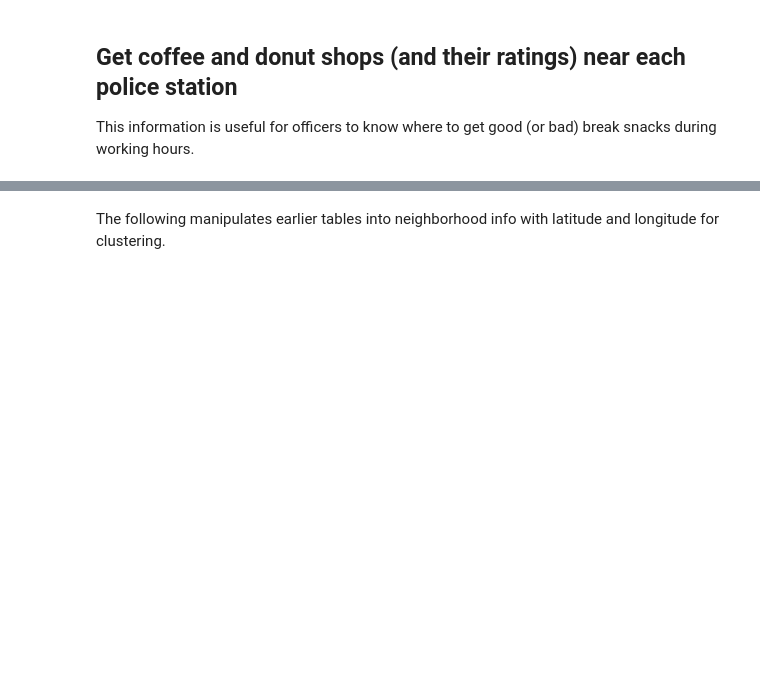
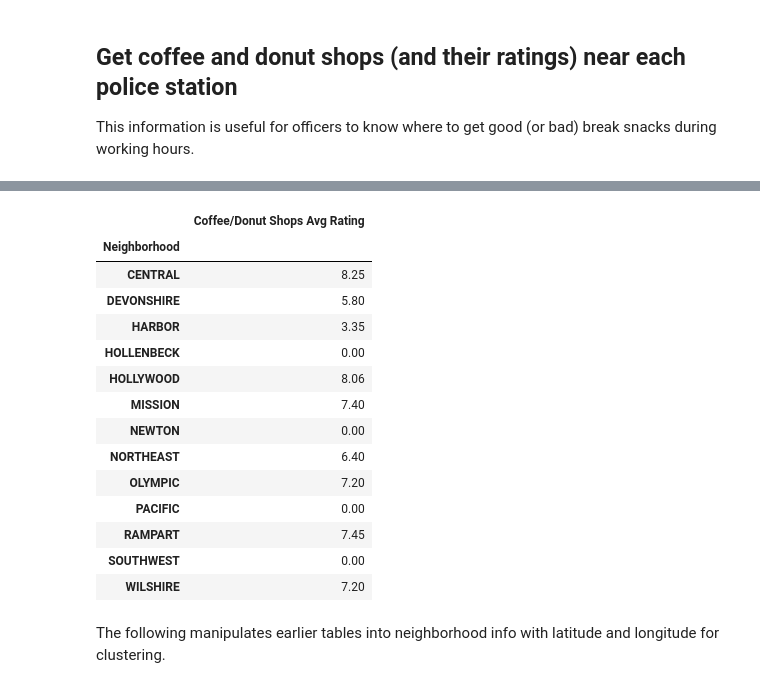
Before and after one commit to sstraede/Coursera_Capstone, a Jupyter notebook: Battle of the Neighborhoods.ipynb, the cells around one changed output, grey strips where cells are left out. Cells and saved outputs as stored; diff of their text form; code cells hidden in the pictures; blank space fills up the shorter version.

```diff
--- a/Battle of the Neighborhoods.ipynb
+++ b/Battle of the Neighborhoods.ipynb
@@ -347,3 +375,26 @@ la_map
+# %%
+hangouts['Rating'] = pd.to_numeric(hangouts['Rating'])
+avg_rating = hangouts
+avg_rating.rename(columns={'Rating': 'Coffee/Donut Shops Avg Rating'}, inplace=True)
+avg_rating = avg_rating.drop(avg_rating.columns[[1,2,3,4,5,6,7]], axis=1)
+avg_rating = avg_rating.groupby(['Neighborhood']).mean()
+avg_rating
+# %% [output]
+|  | Coffee/Donut Shops Avg Rating |
+| Neighborhood |  |
+| CENTRAL | 8.25 |
+| DEVONSHIRE | 5.80 |
+| HARBOR | 3.35 |
+| HOLLENBECK | 0.00 |
+| HOLLYWOOD | 8.06 |
+| MISSION | 7.40 |
+| NEWTON | 0.00 |
+| NORTHEAST | 6.40 |
+| OLYMPIC | 7.20 |
+| PACIFIC | 0.00 |
+| RAMPART | 7.45 |
+| SOUTHWEST | 0.00 |
+| WILSHIRE | 7.20 |
 # %% [markdown]
 The following manipulates earlier tables into neighborhood info with latitude and longitude for clustering.
 # %%
```
Also changed, not shown: parts of 6 cells of this notebook.
